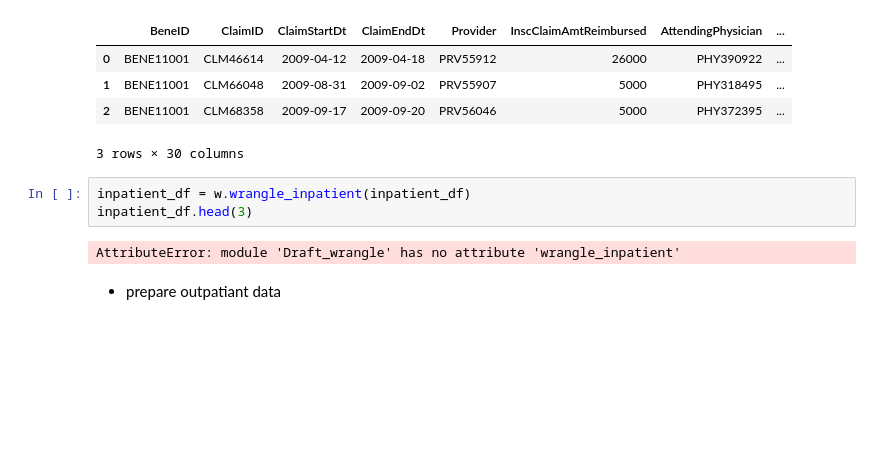
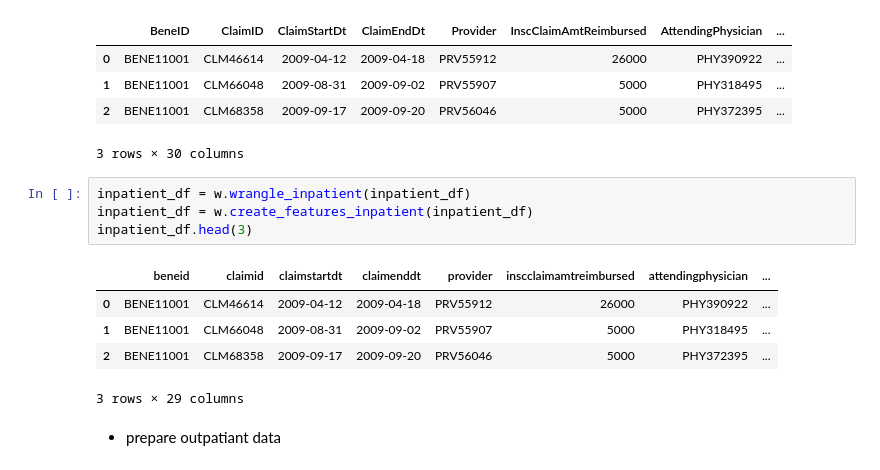
Before and after one commit to AswathyRadha100/Fraud_Detection_In_Healthcare, a Jupyter notebook: Workbooks/Ramiro/draft_health_care_fraud.ipynb, the cells around one changed output. Drawn from its saved outputs; the diff is of its cells as text; blank space fills up the shorter version.

Commit message:
updateing draft notebook

```diff
--- a/Workbooks/Ramiro/draft_health_care_fraud.ipynb
+++ b/Workbooks/Ramiro/draft_health_care_fraud.ipynb
@@ -696,9 +679,14 @@ inpatient_df.head(3)
 3 rows × 30 columns
 # %%
 inpatient_df = w.wrangle_inpatient(inpatient_df)
+inpatient_df = w.create_features_inpatient(inpatient_df)
 inpatient_df.head(3)
 # %% [output]
+|  | beneid | claimid | claimstartdt | claimenddt | provider | inscclaimamtreimbursed | attendingphysician | ... |
+| 0 | BENE11001 | CLM46614 | 2009-04-12 | 2009-04-18 | PRV55912 | 26000 | PHY390922 | ... |
+| 1 | BENE11001 | CLM66048 | 2009-08-31 | 2009-09-02 | PRV55907 | 5000 | PHY318495 | ... |
+| 2 | BENE11001 | CLM68358 | 2009-09-17 | 2009-09-20 | PRV56046 | 5000 | PHY372395 | ... |
-AttributeError: module 'Draft_wrangle' has no attribute 'wrangle_inpatient'
+3 rows × 29 columns
 # %% [markdown]
 - prepare outpatiant data
 # %%
```
Also changed, not shown: parts of 9 cells of this notebook.
